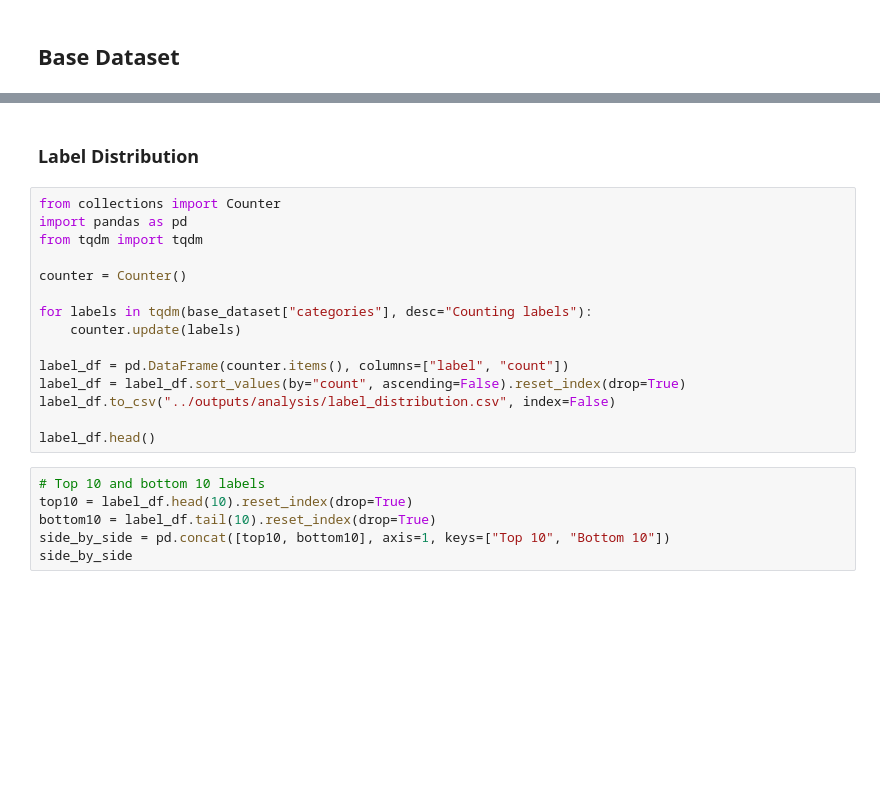
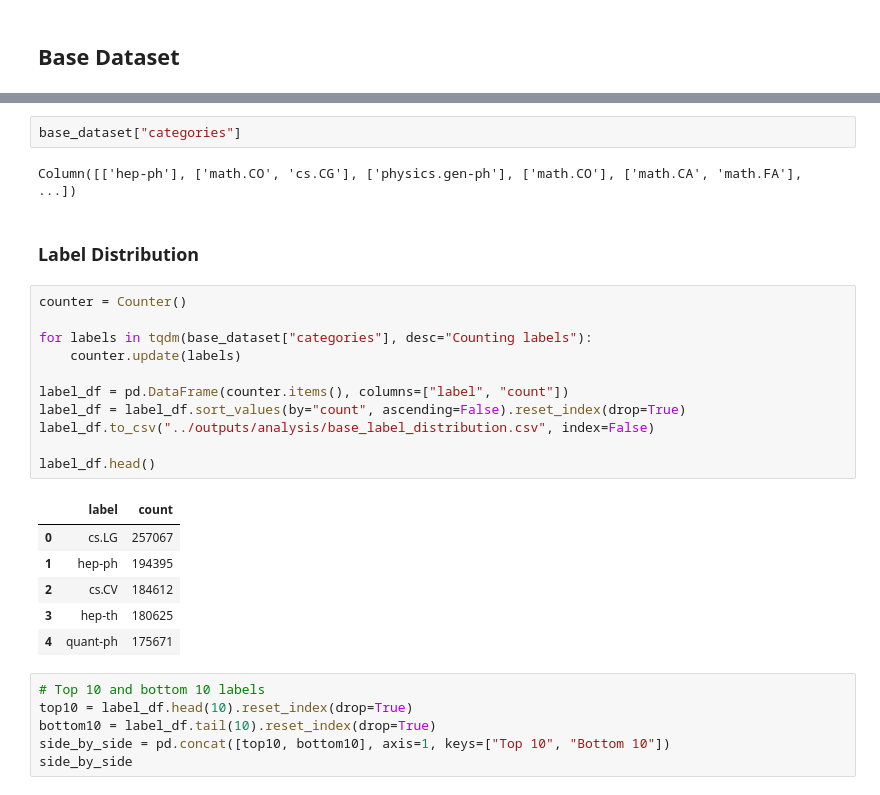
Before and after one commit to Dhiranjit/arxiv-paper-discovery, a Jupyter notebook: notebooks/01_raw_data_exploration.ipynb, the cells around one changed output, grey strips where cells are left out. Drawn from its saved outputs; the diff is of its cells as text; blank space fills up the shorter version.

```diff
--- a/notebooks/exploration.ipynb
+++ b/notebooks/01_raw_data_exploration.ipynb
@@ -42,20 +62,27 @@ Sample: {'id': '0704.0001', 'title': 'Calculation of prompt diphoton production
+# %%
+base_dataset["categories"]
+# %% [output]
+Column([['hep-ph'], ['math.CO', 'cs.CG'], ['physics.gen-ph'], ['math.CO'], ['math.CA', 'math.FA'], ...])
 # %% [markdown]
 ### Label Distribution
 # %%
-from collections import Counter
-import pandas as pd
-from tqdm import tqdm
-
 counter = Counter()
 
 for labels in tqdm(base_dataset["categories"], desc="Counting labels"):
     counter.update(labels)
 
 label_df = pd.DataFrame(counter.items(), columns=["label", "count"])
 label_df = label_df.sort_values(by="count", ascending=False).reset_index(drop=True)
-label_df.to_csv("../outputs/analysis/label_distribution.csv", index=False)
+label_df.to_csv("../outputs/analysis/base_label_distribution.csv", index=False)
 
 label_df.head()
+# %% [output]
+|  | label | count |
+| 0 | cs.LG | 257067 |
+| 1 | hep-ph | 194395 |
+| 2 | cs.CV | 184612 |
+| 3 | hep-th | 180625 |
+| 4 | quant-ph | 175671 |
 # %%
 # Top 10 and bottom 10 labels
 top10 = label_df.head(10).reset_index(drop=True)
```
Also changed, not shown: parts of 17 cells of this notebook, 28 other files.
